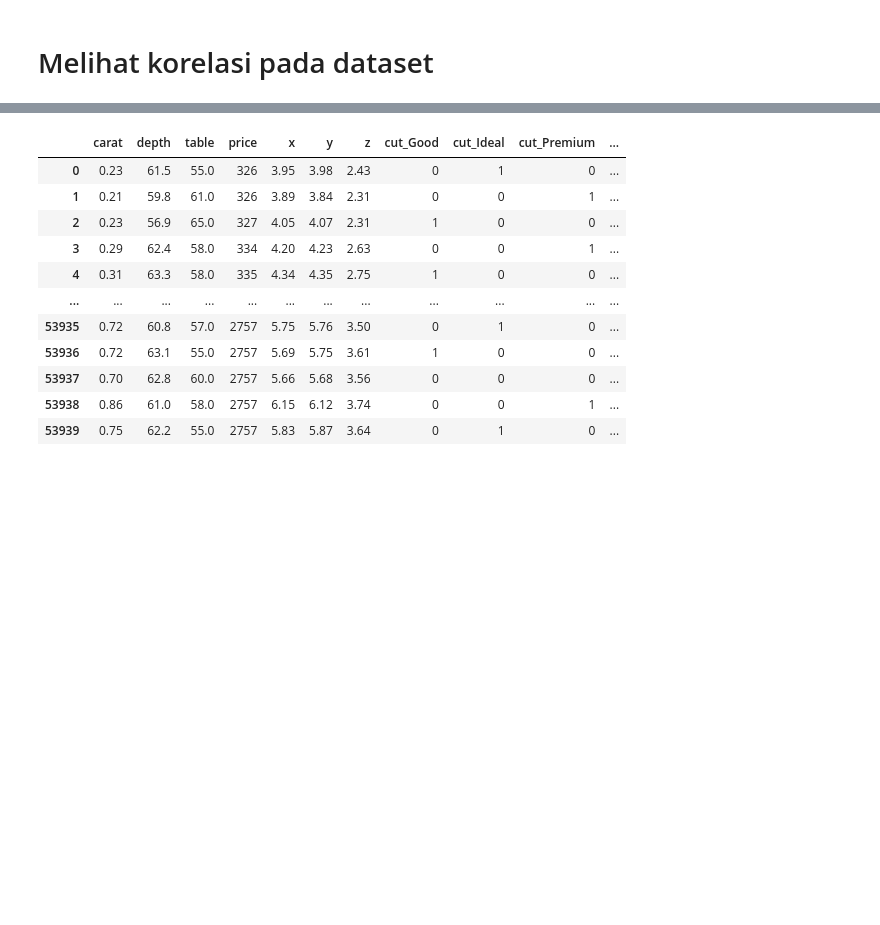
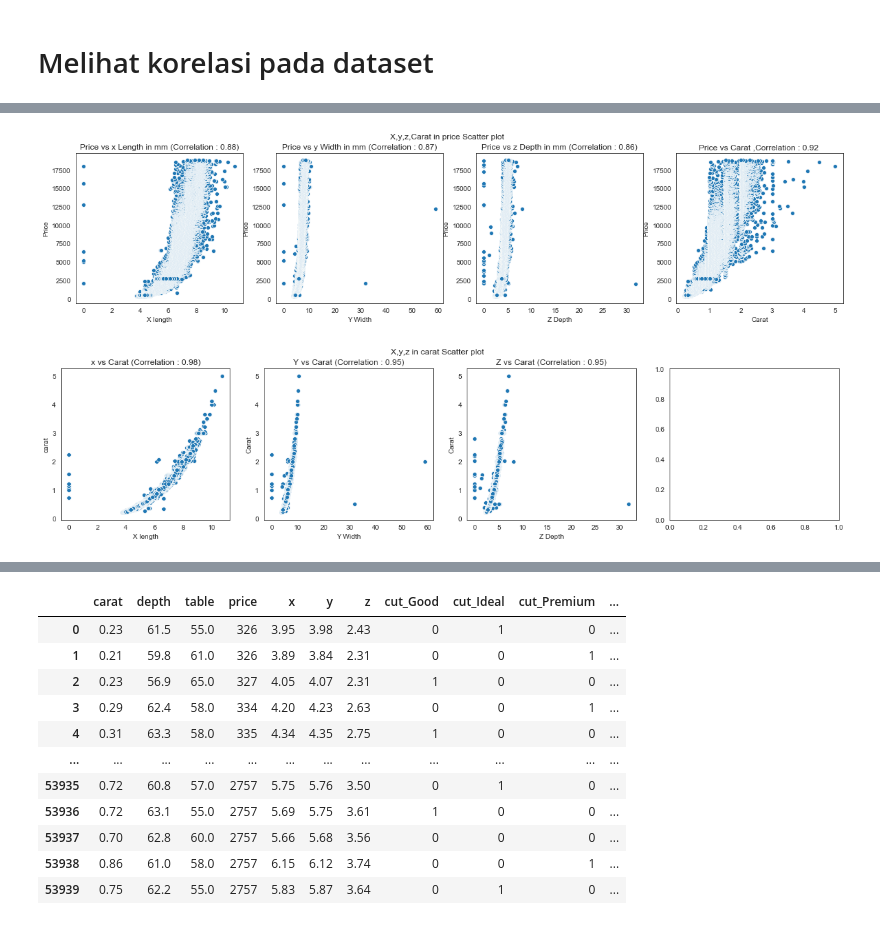
Before and after one commit to dendyandra22/dataDiamond, a Jupyter notebook: tubes.ipynb, the cells around one changed output, grey strips where cells are left out. Saved outputs shown, nothing was run; the diff lists cells and outputs as text; code cells hidden in the pictures; blank space fills up the shorter version.

```diff
--- a/tubes.ipynb
+++ b/tubes.ipynb
@@ -142,0 +107,38 @@ sns.scatterplot(x='table',y='price',data=dataset)
+# %%
+f,axs=plt.subplots(ncols=4,figsize=(20,4))
+f.suptitle("X,y,z,Carat in price Scatter plot")
+xcorr=round(dataset.price.corr(dataset.x),2)
+ycorr=round(dataset.price.corr(dataset.y),2)
+zcorr=round(dataset.price.corr(dataset.z),2)
+caratcorr=round(dataset.price.corr(dataset.carat),2)
+sns.scatterplot(x='x',y='price',data=dataset,ax=axs[0])
+axs[0].set_title(f"Price vs x Length in mm (Correlation : {xcorr})")
+axs[0].set(ylabel="Price",xlabel="X length")
+sns.scatterplot(x='y',y='price',data=dataset,ax=axs[1])
+axs[1].set_title(f"Price vs y Width in mm (Correlation : {ycorr})")
+axs[1].set(ylabel="Price",xlabel="Y Width")
+sns.scatterplot(x="z",y='price',data=dataset,ax=axs[2])
+axs[2].set_title(f"Price vs z Depth in mm (Correlation : {zcorr})")
+axs[2].set(ylabel="Price",xlabel="Z Depth")
+sns.scatterplot(x="carat",y="price",data=dataset,ax=axs[3])
+axs[3].set(ylabel="Price",xlabel="Carat",title=f"Price vs Carat ,Correlation : {caratcorr} ")
+
+f,axs=plt.subplots(ncols=4,figsize=(20,4))
+f.suptitle("X,y,z in carat Scatter plot")
+xcorr=round(dataset.carat.corr(dataset.x),2)
+ycorr=round(dataset.carat.corr(dataset.y),2)
+zcorr=round(dataset.carat.corr(dataset.z),2)
+sns.scatterplot(x='x',y='carat',data=dataset,ax=axs[0])
+axs[0].set_title(f"x vs Carat (Correlation : {xcorr})")
+axs[0].set(xlabel="X length",ylabel="carat")
+sns.scatterplot(x='y',y='carat',data=dataset,ax=axs[1])
+axs[1].set_title(f"Y vs Carat (Correlation : {ycorr})")
+axs[1].set(xlabel="Y Width",ylabel="Carat")
+sns.scatterplot(x="z",y='carat',data=dataset,ax=axs[2])
+axs[2].set_title(f"Z vs Carat (Correlation : {zcorr})")
+axs[2].set(xlabel="Z Depth",ylabel="Carat")
+
+plt.show()
+# %% [output]
+[figure, added]
+[figure, added]
```
Also changed, not shown: parts of 23 cells of this notebook.
